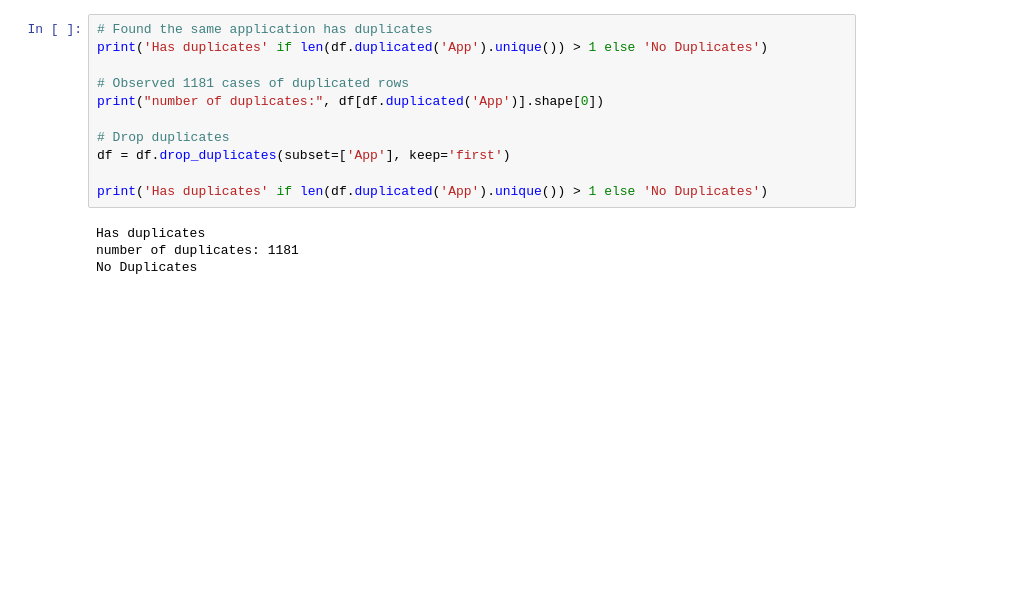
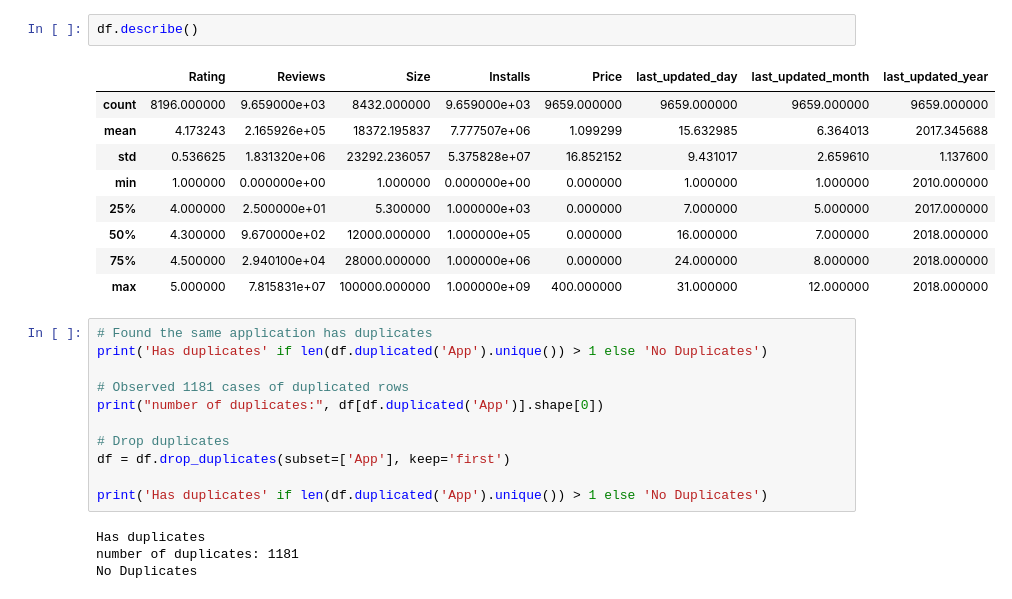
Before and after one commit to orinizri/google-play-store-EDA, a Jupyter notebook: google_playstore_eda.ipynb, the cells around one changed output. Cells and saved outputs as stored; diff of their text form; blank space fills up the shorter version.

```diff
--- a/google_playstore_eda.ipynb
+++ b/google_playstore_eda.ipynb
@@ -15,6 +30,18 @@ df.head(2)
 |  | App | Category | Rating | Reviews | Size | Installs | Type | Price | Content Rating | Genres | ... |
 | 0 | Photo Editor & Candy Camera & Gri... | ART_AND_DESIGN | 4.1 | 159 | 19000.0 | 10000 | Free | 0.0 | Everyone | Art & Design | ... |
 | 1 | Coloring book moana | ART_AND_DESIGN | 3.9 | 967 | 14000.0 | 500000 | Free | 0.0 | Everyone | Art & Design;Pretend Play | ... |
+# %%
+df.describe()
+# %% [output]
+|  | Rating | Reviews | Size | Installs | Price | last_updated_day | last_updated_month | last_updated_year |
+| count | 8196.000000 | 9.659000e+03 | 8432.000000 | 9.659000e+03 | 9659.000000 | 9659.000000 | 9659.000000 | 9659.000000 |
+| mean | 4.173243 | 2.165926e+05 | 18372.195837 | 7.777507e+06 | 1.099299 | 15.632985 | 6.364013 | 2017.345688 |
+| std | 0.536625 | 1.831320e+06 | 23292.236057 | 5.375828e+07 | 16.852152 | 9.431017 | 2.659610 | 1.137600 |
+| min | 1.000000 | 0.000000e+00 | 1.000000 | 0.000000e+00 | 0.000000 | 1.000000 | 1.000000 | 2010.000000 |
+| 25% | 4.000000 | 2.500000e+01 | 5.300000 | 1.000000e+03 | 0.000000 | 7.000000 | 5.000000 | 2017.000000 |
+| 50% | 4.300000 | 9.670000e+02 | 12000.000000 | 1.000000e+05 | 0.000000 | 16.000000 | 7.000000 | 2018.000000 |
+| 75% | 4.500000 | 2.940100e+04 | 28000.000000 | 1.000000e+06 | 0.000000 | 24.000000 | 8.000000 | 2018.000000 |
+| max | 5.000000 | 7.815831e+07 | 100000.000000 | 1.000000e+09 | 400.000000 | 31.000000 | 12.000000 | 2018.000000 |
 # %%
 # Found the same application has duplicates
 print('Has duplicates' if len(df.duplicated('App').unique()) > 1 else 'No Duplicates')
```
Also changed, not shown: parts of 7 cells of this notebook.
